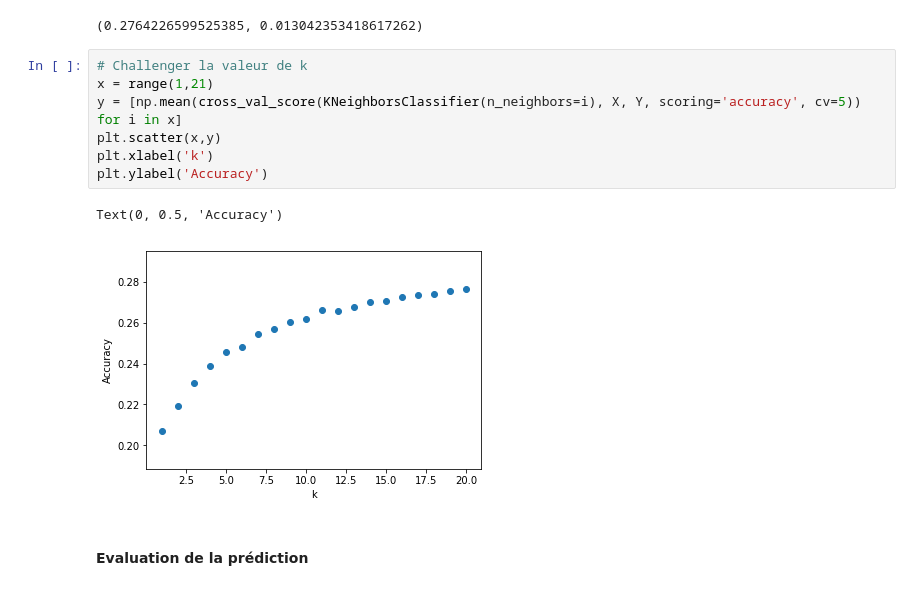
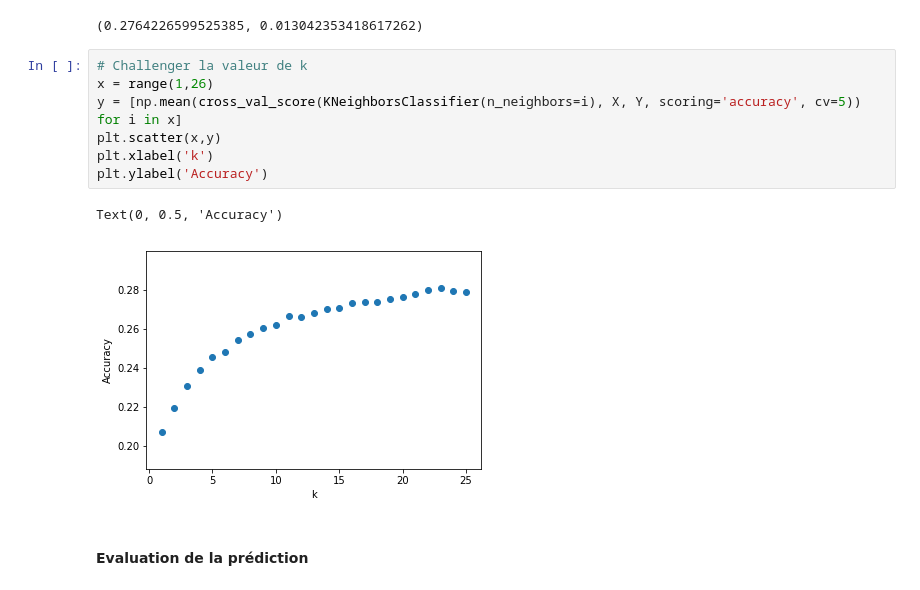
Before and after one commit to martinpauline/income_prediction, a Jupyter notebook: Predictions_of_missing_data.ipynb, the cells around one changed output. Cells and saved outputs as stored; diff of their text form.

```diff
--- a/Predictions_of_missing_data.ipynb
+++ b/Predictions_of_missing_data.ipynb
@@ -125,14 +125,14 @@ np.mean(scores),np.std(scores)
 (0.2764226599525385, 0.013042353418617262)
 # %%
 # Challenger la valeur de k
-x = range(1,21)
+x = range(1,26)
 y = [np.mean(cross_val_score(KNeighborsClassifier(n_neighbors=i), X, Y, scoring='accuracy', cv=5)) for i in x]
 plt.scatter(x,y)
 plt.xlabel('k')
 plt.ylabel('Accuracy')
 # %% [output]
 Text(0, 0.5, 'Accuracy')
-[figure, old version]
+[figure, new version]
 # %% [markdown]
 #### Evaluation de la prédiction
 # %%
```
Also changed, not shown: parts of 1 cell of this notebook, 1 other file.
